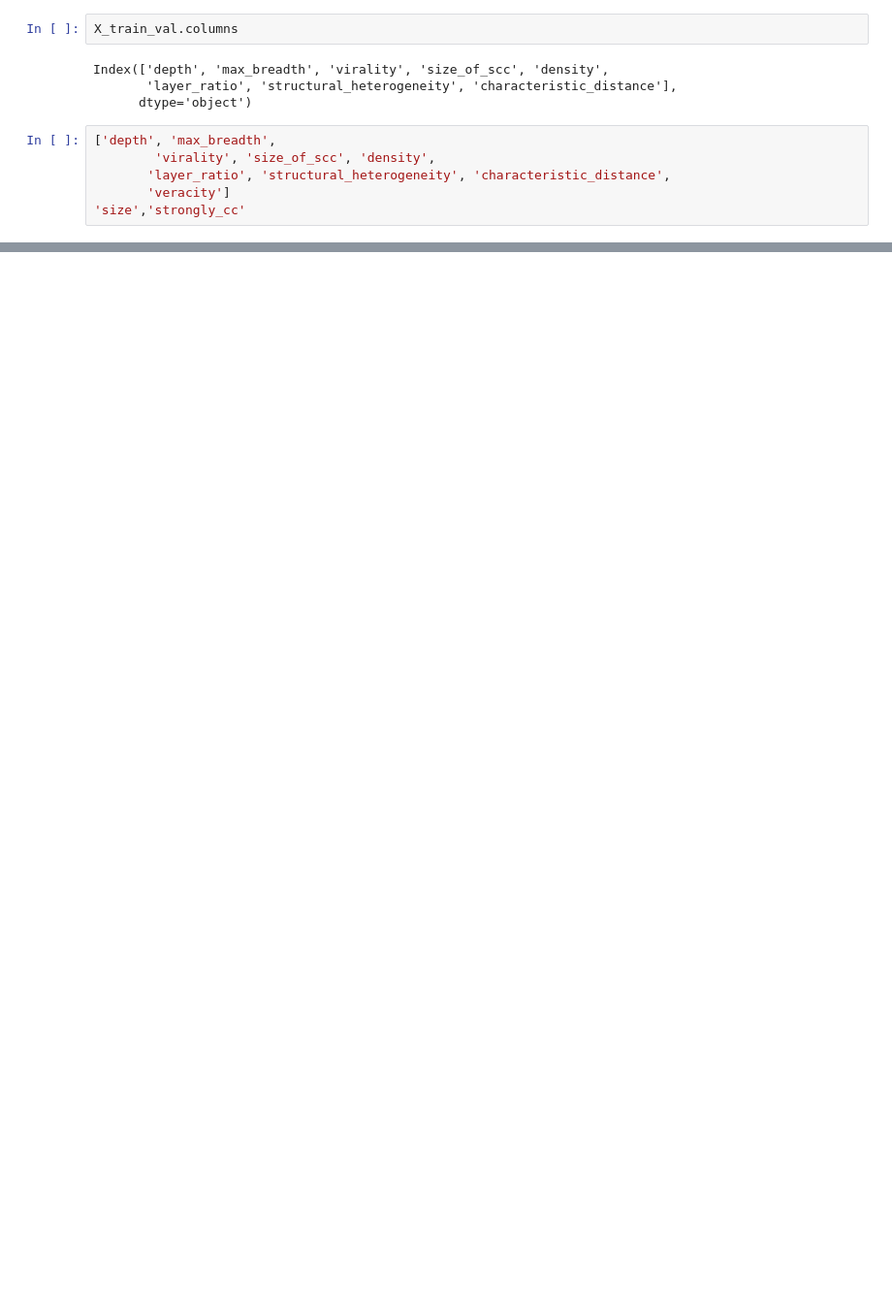
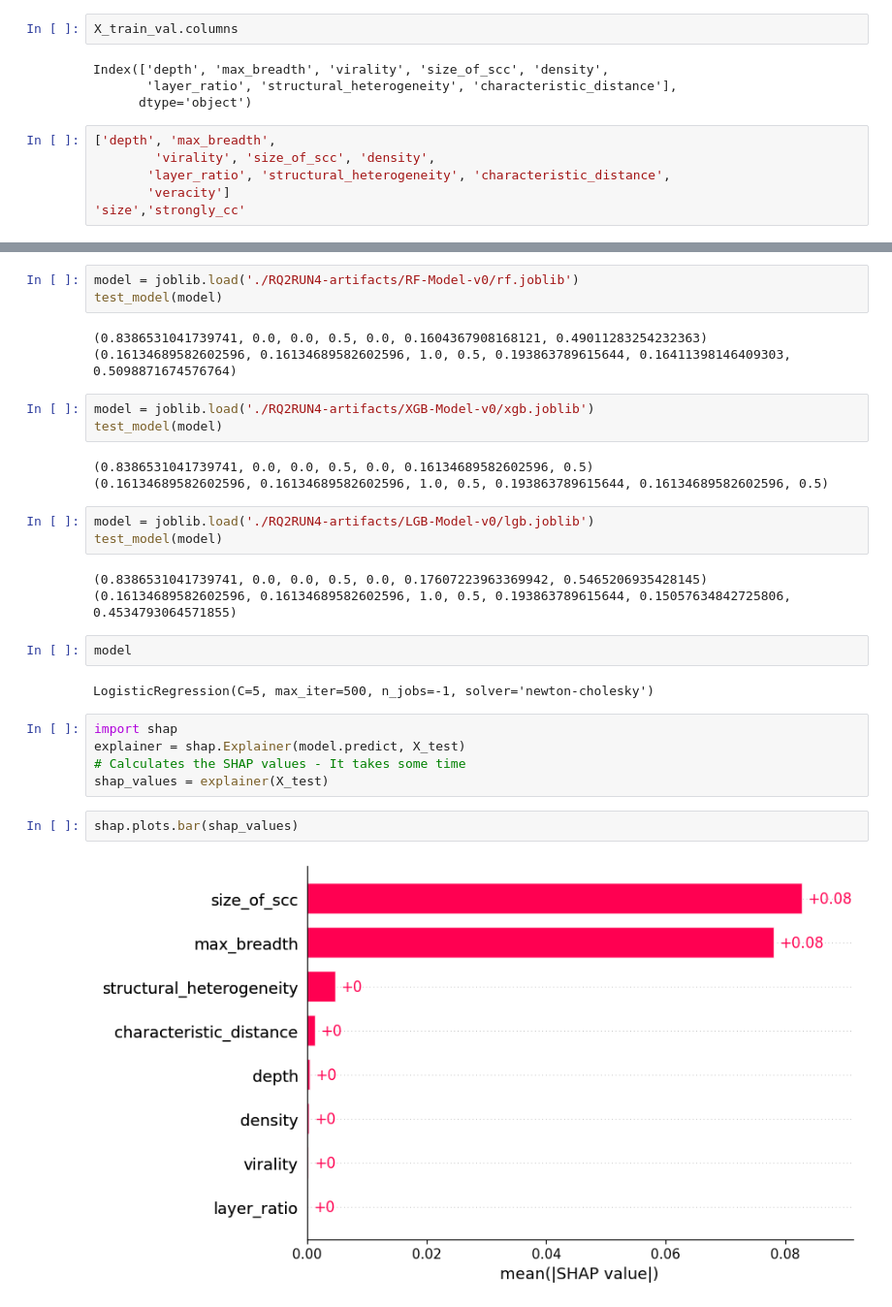
Before and after one commit to istiyaksiddiquee/thesis-work, a Jupyter notebook: RQ2/analysis/analysis.ipynb, the cells around one changed output, grey strips where cells are left out. Shown at 97% size. Drawn from its saved outputs; the diff is of its cells as text; blank space fills up the shorter version.

```diff
--- a/RQ2/analysis.ipynb
+++ b/RQ2/analysis/analysis.ipynb
@@ -227,0 +277,31 @@ https://scikit-learn.org/stable/model_persistence.html#security-maintainability-
+# %%
+model = joblib.load('./RQ2RUN4-artifacts/RF-Model-v0/rf.joblib')
+test_model(model)
+# %% [output]
+(0.8386531041739741, 0.0, 0.0, 0.5, 0.0, 0.1604367908168121, 0.49011283254232363)
+(0.16134689582602596, 0.16134689582602596, 1.0, 0.5, 0.193863789615644, 0.16411398146409303, 0.5098871674576764)
+# %%
+model = joblib.load('./RQ2RUN4-artifacts/XGB-Model-v0/xgb.joblib')
+test_model(model)
+# %% [output]
+(0.8386531041739741, 0.0, 0.0, 0.5, 0.0, 0.16134689582602596, 0.5)
+(0.16134689582602596, 0.16134689582602596, 1.0, 0.5, 0.193863789615644, 0.16134689582602596, 0.5)
+# %%
+model = joblib.load('./RQ2RUN4-artifacts/LGB-Model-v0/lgb.joblib')
+test_model(model)
+# %% [output]
+(0.8386531041739741, 0.0, 0.0, 0.5, 0.0, 0.17607223963369942, 0.5465206935428145)
+(0.16134689582602596, 0.16134689582602596, 1.0, 0.5, 0.193863789615644, 0.15057634842725806, 0.4534793064571855)
+# %%
+model
+# %% [output]
+LogisticRegression(C=5, max_iter=500, n_jobs=-1, solver='newton-cholesky')
+# %%
+import shap
+explainer = shap.Explainer(model.predict, X_test)
+# Calculates the SHAP values - It takes some time
+shap_values = explainer(X_test)
+# %%
+shap.plots.bar(shap_values)
+# %% [output]
+[figure, added]
```
Also changed, not shown: parts of 10 cells of this notebook, 25 other files.
